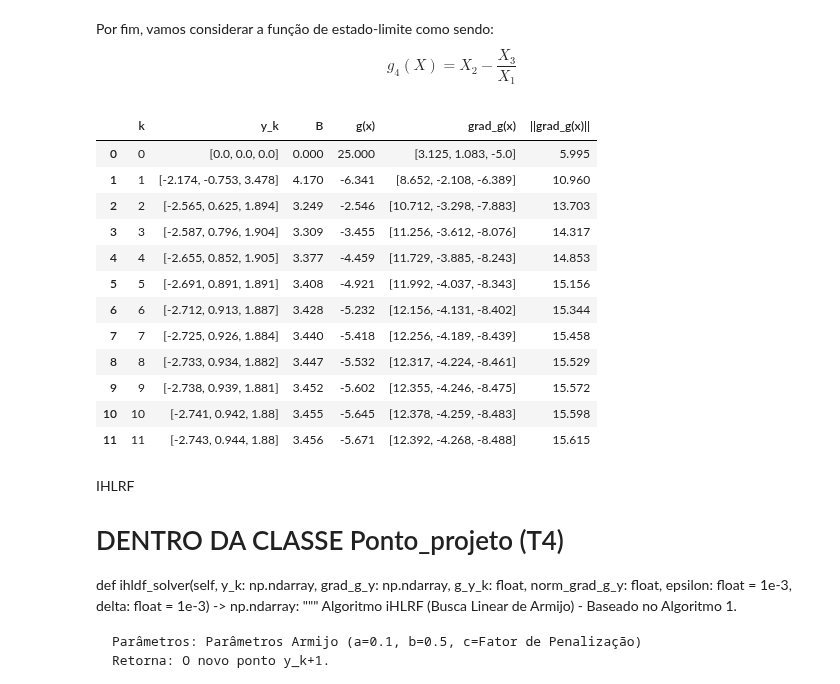
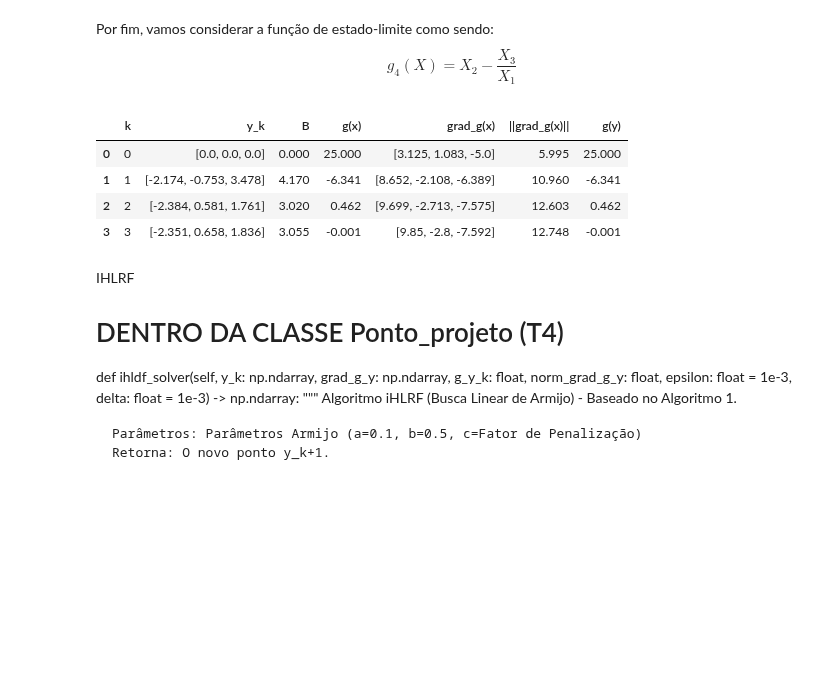
Before and after one commit to Gabrielsssilverio/Confiabilidade, a Jupyter notebook: Lista_tarefas.ipynb, the cells around one changed output. Saved outputs shown, nothing was run; the diff lists cells and outputs as text; code cells hidden in the pictures; blank space fills up the shorter version.

```diff
--- a/Lista_tarefas.ipynb
+++ b/Lista_tarefas.ipynb
@@ -1175,13 +1167,7 @@ import numpy as np
 import sympy as sp
 import pandas as pd
 
-# Construção do vetor de médias e desvio padrão
-D = np.array([
-    [5, 0, 0],
-    [0, 2.5, 0],
-    [0, 0, 200]
-])
-
+# Construção do vetor de médias
 medias = np.array([40.0, 50.0, 1000.0])
 
 # Equação do estado limite g(X)
@@ -1196,15 +1182,8 @@ def g_fun_numerica(x: np.ndarray) -> float:
 # Transformação X -> Y da equação de estado-limite g(X)
 Y1, Y2, Y3 = sp.symbols('Y1 Y2 Y3')
 vetor_simbolico_y = [Y1, Y2, Y3]
-
-vetor_simbolico_x_calc = (D @ vetor_simbolico_y) + medias
-
-g_y_simbolico = vetor_simbolico_x_calc[1] - (vetor_simbolico_x_calc[2] / vetor_simbolico_x_calc[0])
-g_y_numerico = lambdify(vetor_simbolico_y, g_y_simbolico, 'numpy')
-
-def calculo_g_y(vetor_y):
-
-     return g_y_numerico(vetor_y[0], vetor_y[1], vetor_y[2])
+def g_y_simbolico_fun (vetor_x_simbolico):
+     return vetor_x_simbolico[1] -  (vetor_x_simbolico[2] / vetor_x_simbolico[0])
 
 # Descrição das variáveis aleatórias
 X1 = variavel_aleatoria(distribuicao='normal', nome='sigma_y', simbolo='X1')
@@ -1216,52 +1195,40 @@ X2.conjunto_parametros(50.0, 2.5)
 X3 = variavel_aleatoria(distribuicao='normal', nome='M', simbolo='X3')
 X3.conjunto_parametros(1000.0, 200.0)
 
 vetor_va = [X1, X2, X3]
 
 # Montagem das matrizes de observações e correlações
-# RX deve ser a matriz identidade (Independentes)
 matriz_dummy_obs = np.zeros((3, 3)) # Matriz das observações para iniciar o algoritmo
-#Rx_entrada = np.eye(3) # Matriz Identidade (Não há correlação)
 
 Rx_entrada = np.array([
     [1.0, 0.5, 0.0],
     [0.5, 1.0, 0.0],
     [0.0, 0.0, 1.0],
 ])
 
-
 # 4. Inicializar VX (T3)
 vx_obj = vetores_variavel_aleatoria(matriz_dummy_obs, vetor_va)
 vx_obj.matriz_correlacao_x = Rx_entrada
 Rz = vx_obj.matriz_correlacao_nataf() # Garante que Cz é calculado (Cz = Rx = I)
 J_yz, J_zy = vx_obj.decomposicao_cholesky()
 
-
 # Ponto inicial (ponto médio)
 x_start = medias
-ponto_projeto_obj = Ponto_projeto(vx_obj, g_fun_numerica, calculo_g_y, g_sym_function, vetor_simbolico_x, x_start, max_iter=200)
+ponto_projeto_obj = Ponto_projeto(vx_obj, g_fun_numerica, vetor_simbolico_y, g_y_simbolico_fun, g_sym_function, vetor_simbolico_x, x_start, max_iter=200)
 
 # Resultado da iteração
 resultado_iteração = ponto_projeto_obj.execution()
 dados_arredondados = [[np.round(x, 3) for x in linha] for linha in resultado_iteração]
 
 # Montagem da tabela
-tabela = pd.DataFrame(dados_arredondados, columns=['k', 'y_k', 'B', 'g(x)', 'grad_g(x)', '||grad_g(x)||' ])
+tabela = pd.DataFrame(dados_arredondados, columns=['k', 'y_k', 'B', 'g(x)', 'grad_g(x)', '||grad_g(x)||', 'g(y)' ])
 tabela
 # %% [output]
-|  | k | y_k | B | g(x) | grad_g(x) | ||grad_g(x)|| |
-| 0 | 0 | [0.0, 0.0, 0.0] | 0.000 | 25.000 | [3.125, 1.083, -5.0] | 5.995 |
-| 1 | 1 | [-2.174, -0.753, 3.478] | 4.170 | -6.341 | [8.652, -2.108, -6.389] | 10.960 |
-| 2 | 2 | [-2.565, 0.625, 1.894] | 3.249 | -2.546 | [10.712, -3.298, -7.883] | 13.703 |
-| 3 | 3 | [-2.587, 0.796, 1.904] | 3.309 | -3.455 | [11.256, -3.612, -8.076] | 14.317 |
-| 4 | 4 | [-2.655, 0.852, 1.905] | 3.377 | -4.459 | [11.729, -3.885, -8.243] | 14.853 |
-| 5 | 5 | [-2.691, 0.891, 1.891] | 3.408 | -4.921 | [11.992, -4.037, -8.343] | 15.156 |
-| 6 | 6 | [-2.712, 0.913, 1.887] | 3.428 | -5.232 | [12.156, -4.131, -8.402] | 15.344 |
-| 7 | 7 | [-2.725, 0.926, 1.884] | 3.440 | -5.418 | [12.256, -4.189, -8.439] | 15.458 |
-| 8 | 8 | [-2.733, 0.934, 1.882] | 3.447 | -5.532 | [12.317, -4.224, -8.461] | 15.529 |
-| 9 | 9 | [-2.738, 0.939, 1.881] | 3.452 | -5.602 | [12.355, -4.246, -8.475] | 15.572 |
-| 10 | 10 | [-2.741, 0.942, 1.88] | 3.455 | -5.645 | [12.378, -4.259, -8.483] | 15.598 |
-| 11 | 11 | [-2.743, 0.944, 1.88] | 3.456 | -5.671 | [12.392, -4.268, -8.488] | 15.615 |
+|  | k | y_k | B | g(x) | grad_g(x) | ||grad_g(x)|| | g(y) |
+| 0 | 0 | [0.0, 0.0, 0.0] | 0.000 | 25.000 | [3.125, 1.083, -5.0] | 5.995 | 25.000 |
+| 1 | 1 | [-2.174, -0.753, 3.478] | 4.170 | -6.341 | [8.652, -2.108, -6.389] | 10.960 | -6.341 |
+| 2 | 2 | [-2.384, 0.581, 1.761] | 3.020 | 0.462 | [9.699, -2.713, -7.575] | 12.603 | 0.462 |
+| 3 | 3 | [-2.351, 0.658, 1.836] | 3.055 | -0.001 | [9.85, -2.8, -7.592] | 12.748 | -0.001 |
 # %% [markdown]
 IHLRF
 
```
Also changed, not shown: parts of 13 cells of this notebook.
